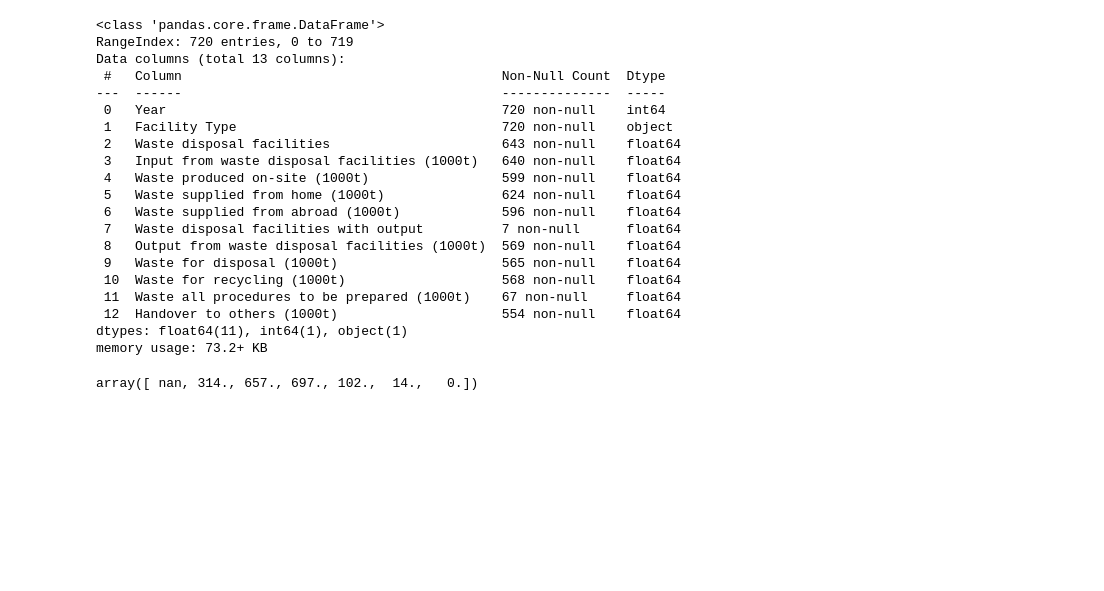
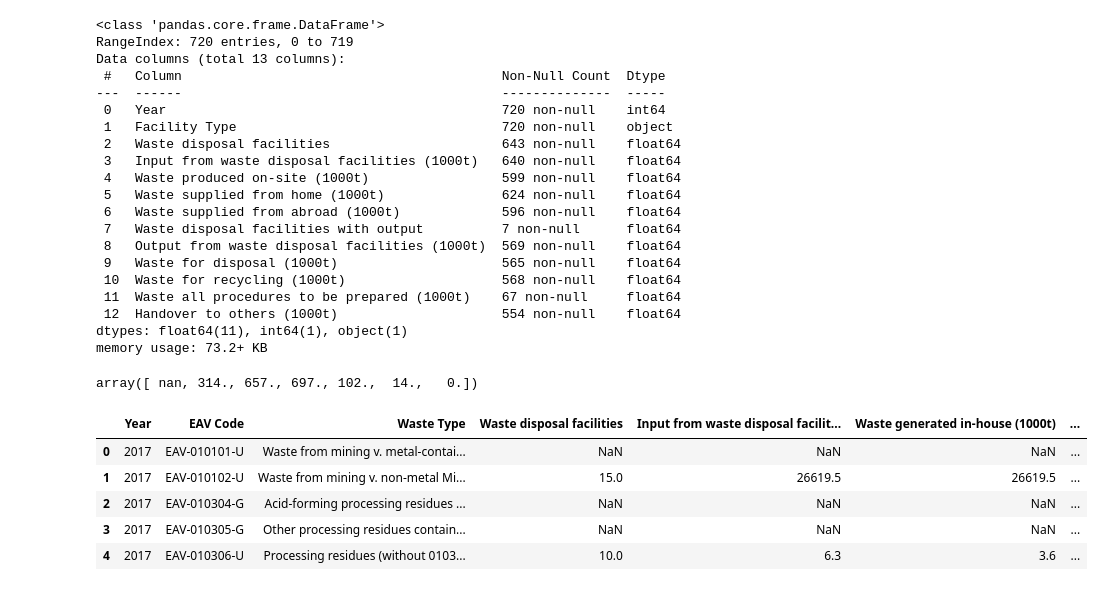
Before and after one commit to UyenDhNguyen/Germany-Waste-Management-Analysis, a Jupyter notebook: Data/Genesis_Destatis/Waste Disposal/clean_waste_disposal.ipynb, the cells around one changed output. Cells and saved outputs as stored; diff of their text form; code cells hidden in the pictures; blank space fills up the shorter version.

Commit message:
clean waste disposal years types of waste

```diff
--- a/Data/Genesis_Destatis/Waste Disposal/clean_waste_disposal.ipynb
+++ b/Data/Genesis_Destatis/Waste Disposal/clean_waste_disposal.ipynb
@@ -220,3 +220,13 @@ waste_df4.to_csv(f"cleaned_{d4['Table']}_Waste-Disposal-{d4['filename']}", index
 waste_df4['Waste disposal facilities with output'].unique()
 # %% [output]
 array([ nan, 314., 657., 697., 102.,  14.,   0.])
+# %%
+waste_df5 = clean_data(d5)
+waste_df5.head()
+# %% [output]
+|  | Year | EAV Code | Waste Type | Waste disposal facilities | Input from waste disposal facilit... | Waste generated in-house (1000t) | ... |
+| 0 | 2017 | EAV-010101-U | Waste from mining v. metal-contai... | NaN | NaN | NaN | ... |
+| 1 | 2017 | EAV-010102-U | Waste from mining v. non-metal Mi... | 15.0 | 26619.5 | 26619.5 | ... |
+| 2 | 2017 | EAV-010304-G | Acid-forming processing residues ... | NaN | NaN | NaN | ... |
+| 3 | 2017 | EAV-010305-G | Other processing residues contain... | NaN | NaN | NaN | ... |
+| 4 | 2017 | EAV-010306-U | Processing residues (without 0103... | 10.0 | 6.3 | 3.6 | ... |
```
Also changed, not shown: parts of 2 cells of this notebook, 1 other file.
